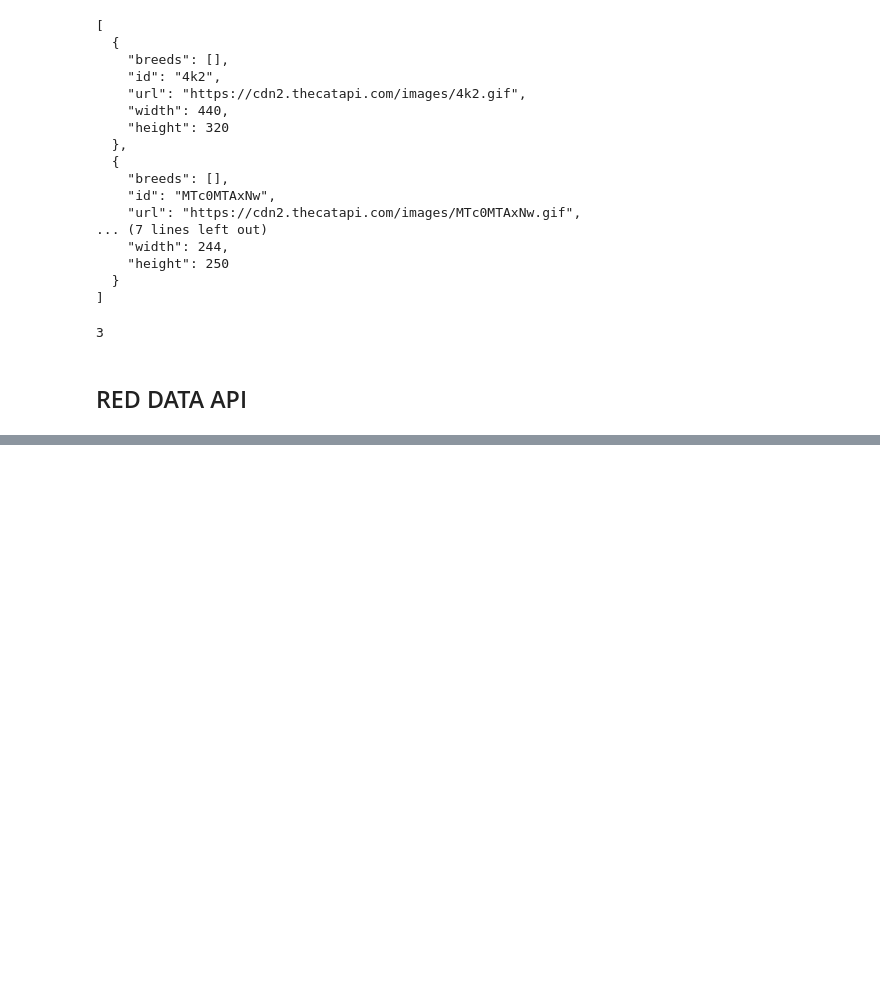
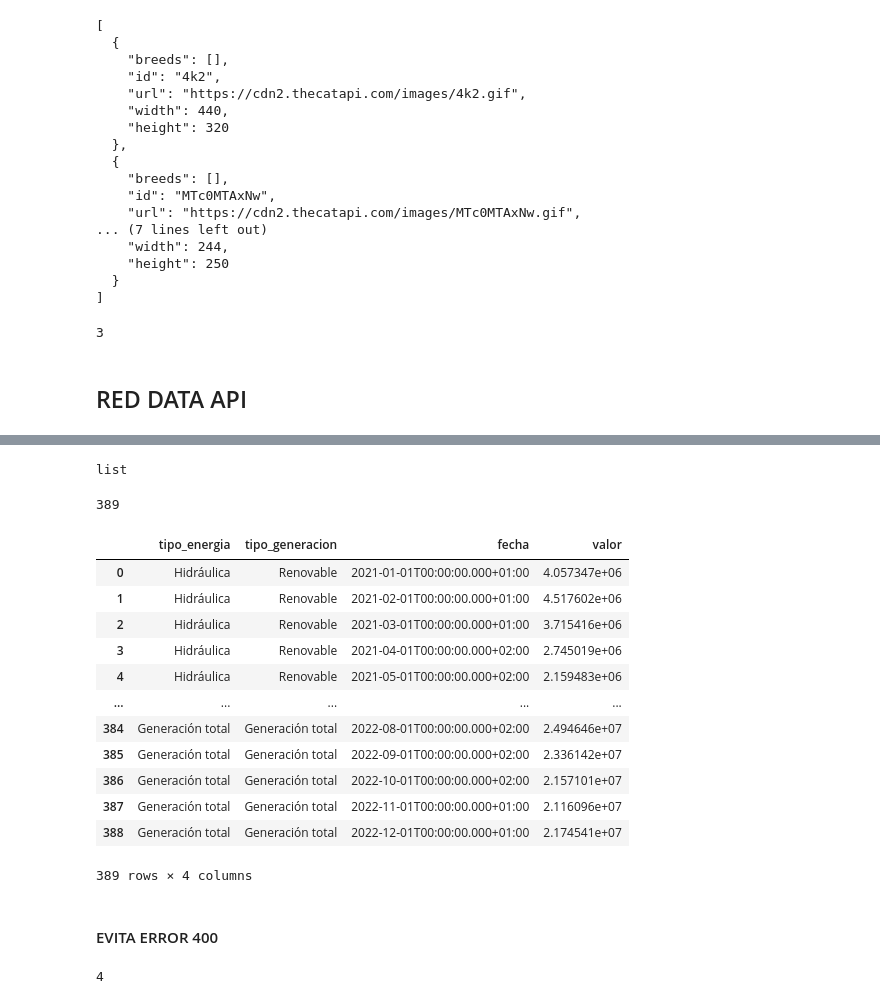
Before and after one commit to Sabri667/Ejercicios_Promo_69_M-dulo_1_Python, a Jupyter notebook: MODULO_2_BASES_Y_EXTRACCION_DE_DATOS/mod_2_API's_II.ipynb, the cells around one changed output, grey strips where cells are left out. Drawn from its saved outputs; the diff is of its cells as text; code cells hidden in the pictures; blank space fills up the shorter version.

```diff
--- a/MODULO_2_BASES_Y_EXTRACCION_DE_DATOS/mod_2_API's_II.ipynb
+++ b/MODULO_2_BASES_Y_EXTRACCION_DE_DATOS/mod_2_API's_II.ipynb
@@ -304,10 +304,10 @@ cabeceras = {
     'Host': 'apidatos.ree.es'
 }
 parametros = {
-    'start_date':'2011-01-01T00:00',
+    'start_date':'2021-01-01T00:00',
     'end_date':'2022-12-31T23:59',
     'time_trunc':'month',
-    'geo_trunc':'electric_system'
+    'geo_limit':'nacional'
     }
 
 def consultar_electric_system():
@@ -316,6 +316,11 @@ def consultar_electric_system():
 
     if respuesta.status_code !=200:
         print(f"No se pudo realizar la consulta, error: {respuesta.status_code}.")
+    else:
+        datos=respuesta.json()
+        datos_e=datos['included']
+        print(json.dumps(datos_e, indent=2, ensure_ascii=False))
+        return datos_e
 # %%
 energia=consultar_electric_system()
 # %% [output]
@@ -322,0 +351,9 @@ No se pudo realizar la consulta, error: 400.
+# %%
+type(energia)
+# %% [output]
+list
+# %%
+tipo_energia={}
+for e in energia:
+    for m in e['attributes']['values']:
+        tipo_energia={'tipo_energia':e['type'], 'tipo_generacion':e['attributes']['type'], 'fecha': m['datetime'], 'valor': m['value']}
@@ -322,0 +362,22 @@ No se pudo realizar la consulta, error: 400.
+# %%
+len(tipo_energia)
+# %% [output]
+389
+# %%
+df=pd.DataFrame(tipo_energia)
+# %%
+df
+# %% [output]
+|  | tipo_energia | tipo_generacion | fecha | valor |
+| 0 | Hidráulica | Renovable | 2021-01-01T00:00:00.000+01:00 | 4.057347e+06 |
+| 1 | Hidráulica | Renovable | 2021-02-01T00:00:00.000+01:00 | 4.517602e+06 |
+| 2 | Hidráulica | Renovable | 2021-03-01T00:00:00.000+01:00 | 3.715416e+06 |
+| 3 | Hidráulica | Renovable | 2021-04-01T00:00:00.000+02:00 | 2.745019e+06 |
+| 4 | Hidráulica | Renovable | 2021-05-01T00:00:00.000+02:00 | 2.159483e+06 |
+| ... | ... | ... | ... | ... |
+| 384 | Generación total | Generación total | 2022-08-01T00:00:00.000+02:00 | 2.494646e+07 |
+| 385 | Generación total | Generación total | 2022-09-01T00:00:00.000+02:00 | 2.336142e+07 |
+| 386 | Generación total | Generación total | 2022-10-01T00:00:00.000+02:00 | 2.157101e+07 |
+| 387 | Generación total | Generación total | 2022-11-01T00:00:00.000+01:00 | 2.116096e+07 |
+| 388 | Generación total | Generación total | 2022-12-01T00:00:00.000+01:00 | 2.174541e+07 |
+389 rows × 4 columns
@@ -322,0 +404,2 @@ No se pudo realizar la consulta, error: 400.
+# %% [markdown]
+#### EVITA ERROR 400
@@ -322,0 +420,4 @@ No se pudo realizar la consulta, error: 400.
+# %%
+len(diccionario_año)
+# %% [output]
+4
```
Also changed, not shown: parts of 8 cells of this notebook.
